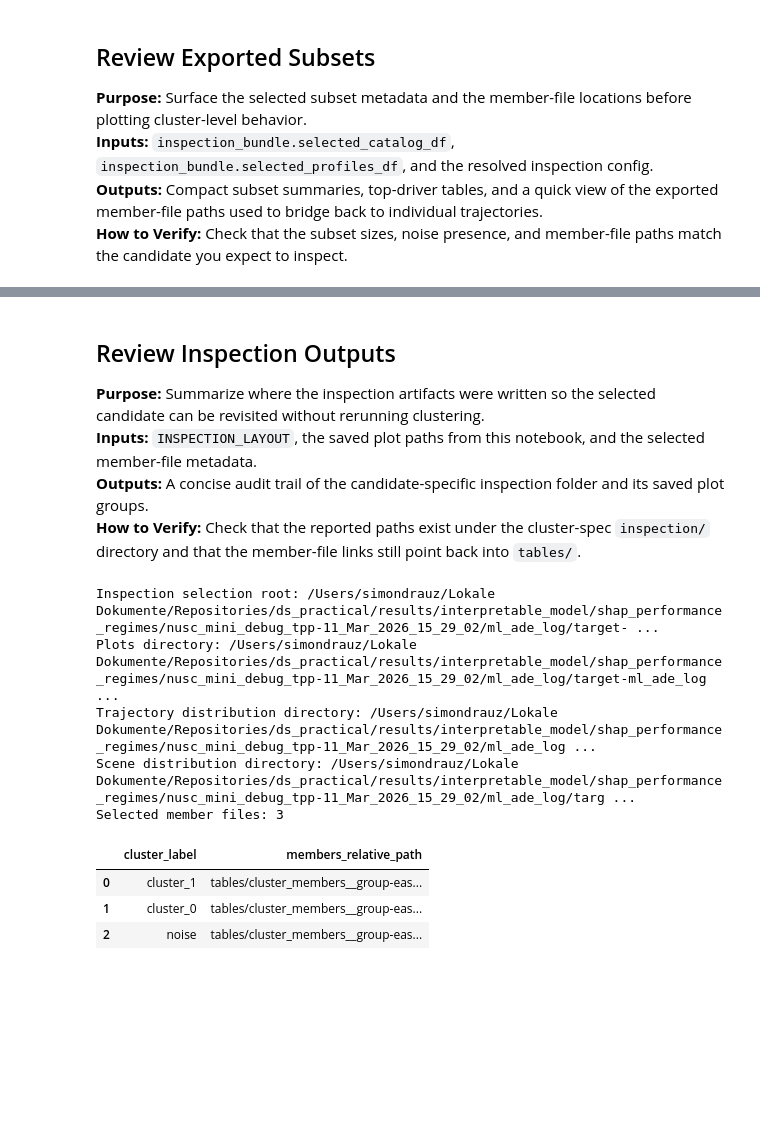
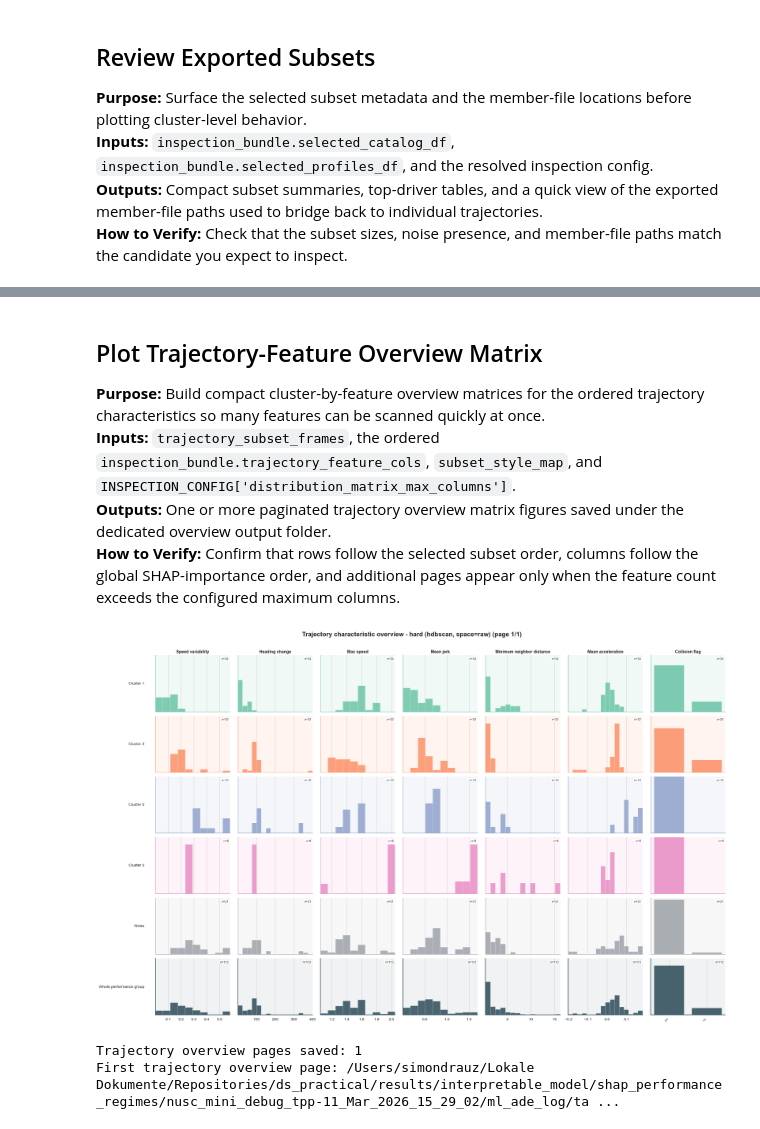
Before and after one commit to simondrauz/ds_practical, a Jupyter notebook: src/data_modelling/shap_cluster_inspection.ipynb, the cells around one changed output, grey strips where cells are left out. Cells and saved outputs as stored; diff of their text form; code cells hidden in the pictures; blank space fills up the shorter version.

```diff
--- a/src/data_modelling/shap_cluster_inspection.ipynb
+++ b/src/data_modelling/shap_cluster_inspection.ipynb
@@ -218,6 +245,7 @@ else:
                 f"({inspection_bundle.performance_group}, {inspection_bundle.algorithm}, space={inspection_bundle.cluster_space})"
             ),
             plot_path=plot_path,
+            subset_style_map=subset_style_map,
         )
         trajectory_plot_paths.append(plot_path)
 
@@ -257,6 +285,7 @@ else:
                 f"({inspection_bundle.performance_group}, {inspection_bundle.algorithm}, space={inspection_bundle.cluster_space})"
             ),
             plot_path=plot_path,
+            subset_style_map=subset_style_map,
         )
         scene_plot_paths.append(plot_path)
 
@@ -280,25 +309,32 @@ if scene_plot_paths:
 Scene metric distribution plots saved: 13
 First scene metric plot: /Users/simondrauz/Lokale Dokumente/Repositories/ds_practical/results/interpretable_model/shap_performance_regimes/nusc_mini_debug_tpp-11_Mar_2026_15_29_02/ml_ade_log/target-ml ...
 # %% [markdown]
-## Review Inspection Outputs
-**Purpose:** Summarize where the inspection artifacts were written so the selected candidate can be revisited without rerunning clustering.<br>
-**Inputs:** `INSPECTION_LAYOUT`, the saved plot paths from this notebook, and the selected member-file metadata.<br>
-**Outputs:** A concise audit trail of the candidate-specific inspection folder and its saved plot groups.<br>
-**How to Verify:** Check that the reported paths exist under the cluster-spec `inspection/` directory and that the member-file links still point back into `tables/`.
+## Plot Trajectory-Feature Overview Matrix
+**Purpose:** Build compact cluster-by-feature overview matrices for the ordered trajectory characteristics so many features can be scanned quickly at once.<br>
+**Inputs:** `trajectory_subset_frames`, the ordered `inspection_bundle.trajectory_feature_cols`, `subset_style_map`, and `INSPECTION_CONFIG['distribution_matrix_max_columns']`.<br>
+**Outputs:** One or more paginated trajectory overview matrix figures saved under the dedicated overview output folder.<br>
+**How to Verify:** Confirm that rows follow the selected subset order, columns follow the global SHAP-importance order, and additional pages appear only when the feature count exceeds the configured maximum columns.
 # %%
-print(f"Inspection selection root: {INSPECTION_LAYOUT['selection_root']}")
-print(f"Plots directory: {PLOTS_DIR}")
-print(f"Trajectory distribution directory: {TRAJECTORY_DISTRIBUTION_DIR}")
-print(f"Scene distribution directory: {SCENE_DISTRIBUTION_DIR}")
-print(f"Selected member files: {len(inspection_bundle.selected_catalog_df)}")
-display(inspection_bundle.selected_catalog_df[['cluster_label', 'members_relative_path']])
+trajectory_overview_paths = []
+if not inspection_bundle.trajectory_feature_cols:
+    print('Skipped trajectory overview matrices because no trajectory features were available.')
+else:
+    trajectory_overview_paths = plot_metric_overview_matrix_pages(
+        trajectory_subset_frames,
+        metric_cols=inspection_bundle.trajectory_feature_cols,
+        plot_title_prefix=(
+            f"Trajectory characteristic overview - {inspection_bundle.performance_group} "
+            f"({inspection_bundle.algorithm}, space={inspection_bundle.cluster_space})"
+        ),
+        output_dir=TRAJECTORY_OVERVIEW_DIR,
+        output_stem='trajectory_feature_overview',
+        subset_style_map=subset_style_map,
+        max_columns=resolved_inspection_config['distribution_matrix_max_columns'],
+    )
+print(f'Trajectory overview pages saved: {len(trajectory_overview_paths)}')
+if trajectory_overview_paths:
+    print(f'First trajectory overview page: {trajectory_overview_paths[0]}')
 # %% [output]
+[figure, added]
-Inspection selection root: /Users/simondrauz/Lokale Dokumente/Repositories/ds_practical/results/interpretable_model/shap_performance_regimes/nusc_mini_debug_tpp-11_Mar_2026_15_29_02/ml_ade_log/target- ...
-Plots directory: /Users/simondrauz/Lokale Dokumente/Repositories/ds_practical/results/interpretable_model/shap_performance_regimes/nusc_mini_debug_tpp-11_Mar_2026_15_29_02/ml_ade_log/target-ml_ade_log ...
-Trajectory distribution directory: /Users/simondrauz/Lokale Dokumente/Repositories/ds_practical/results/interpretable_model/shap_performance_regimes/nusc_mini_debug_tpp-11_Mar_2026_15_29_02/ml_ade_log ...
-Scene distribution directory: /Users/simondrauz/Lokale Dokumente/Repositories/ds_practical/results/interpretable_model/shap_performance_regimes/nusc_mini_debug_tpp-11_Mar_2026_15_29_02/ml_ade_log/targ ...
-Selected member files: 3
+Trajectory overview pages saved: 1
+First trajectory overview page: /Users/simondrauz/Lokale Dokumente/Repositories/ds_practical/results/interpretable_model/shap_performance_regimes/nusc_mini_debug_tpp-11_Mar_2026_15_29_02/ml_ade_log/ta ...
-|  | cluster_label | members_relative_path |
-| 0 | cluster_1 | tables/cluster_members__group-eas... |
-| 1 | cluster_0 | tables/cluster_members__group-eas... |
-| 2 | noise | tables/cluster_members__group-eas... |
```
Also changed, not shown: parts of 16 cells of this notebook, 3 other files.
